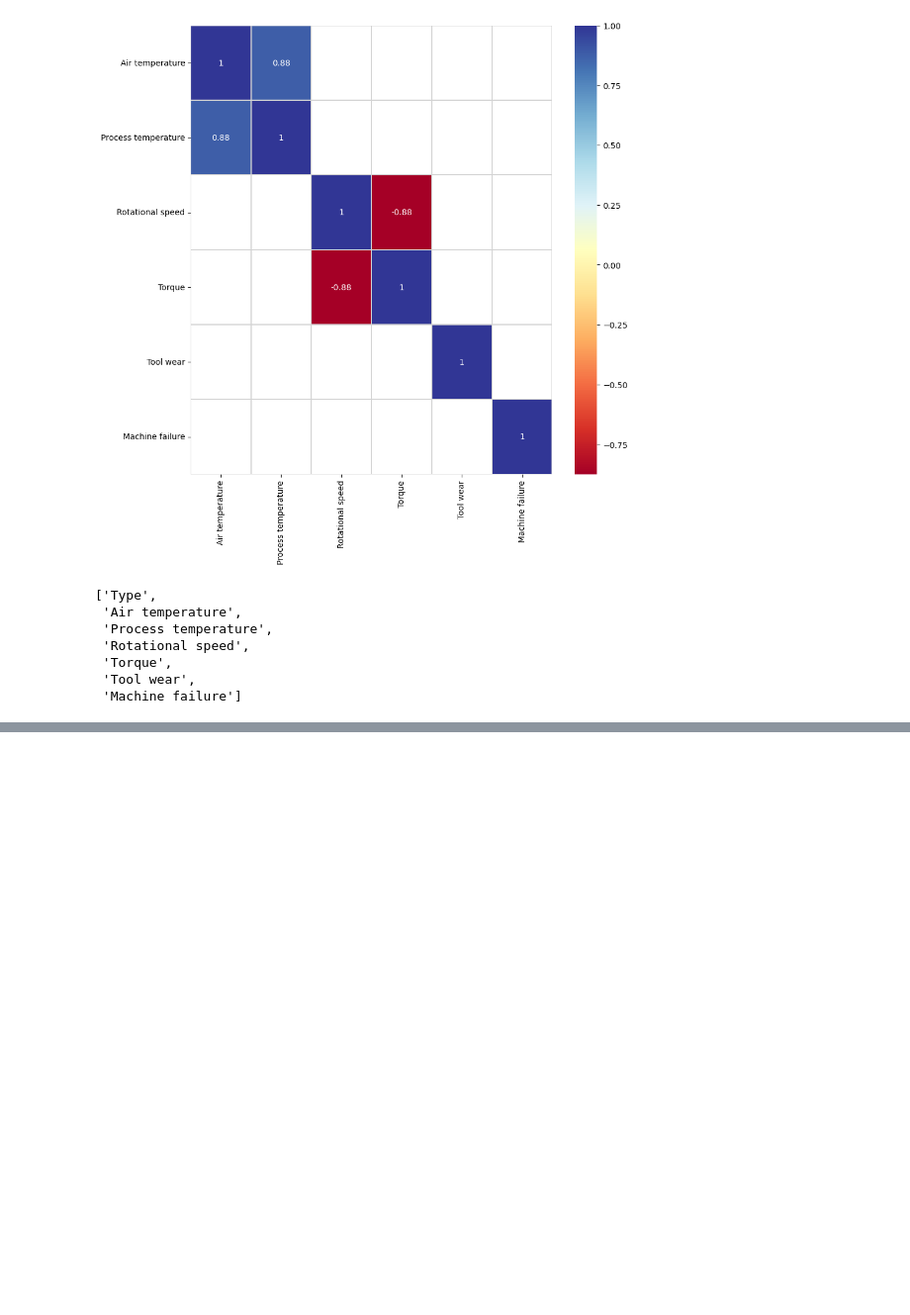
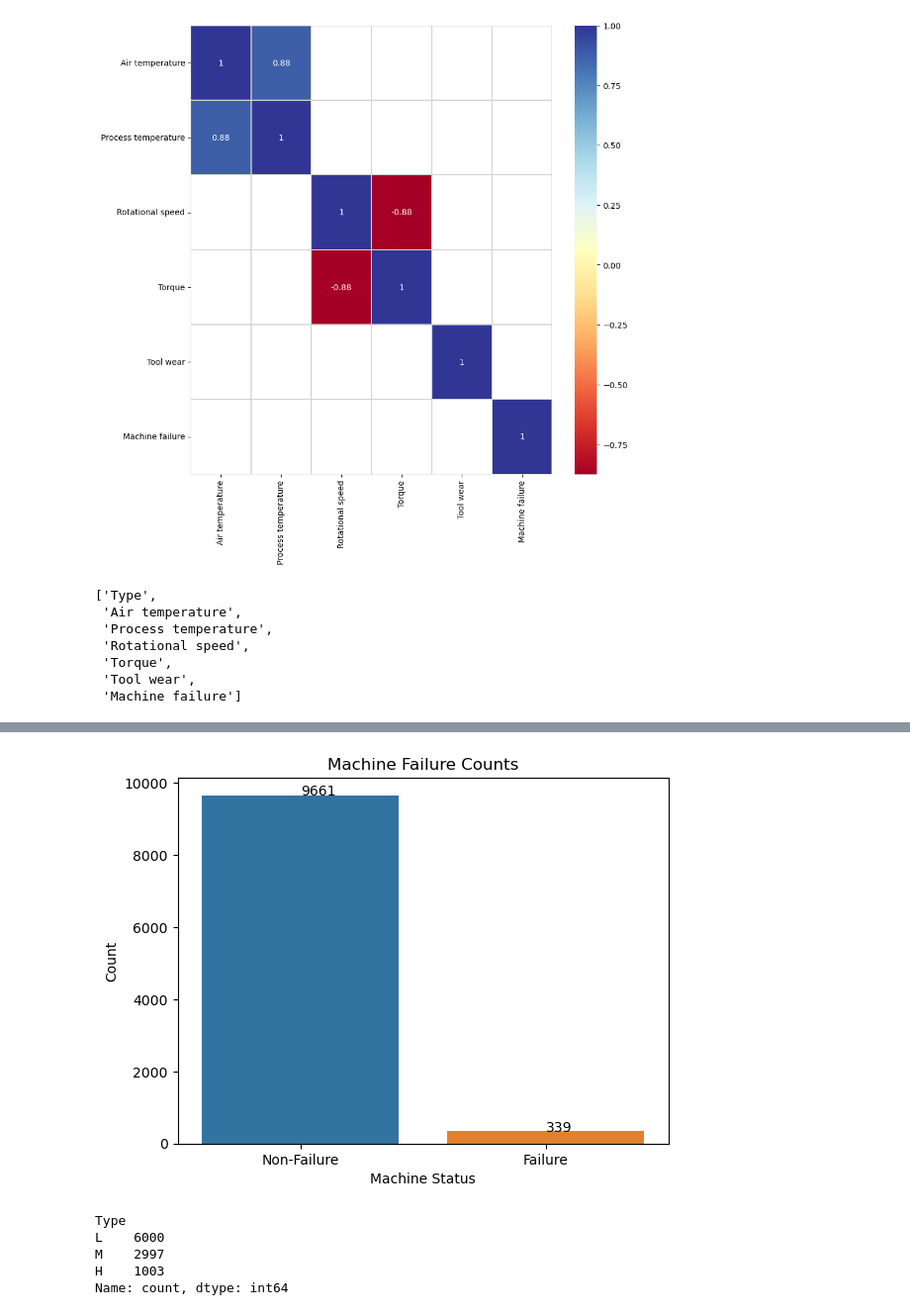
Before and after one commit to KSNW0710/master_project, a Jupyter notebook: src/pdm.ipynb, the cells around one changed output, grey strips where cells are left out. Shown at 99% size. Drawn from its saved outputs; the diff is of its cells as text; code cells hidden in the pictures; blank space fills up the shorter version.

```diff
--- a/src/pdm.ipynb
+++ b/src/pdm.ipynb
@@ -152,0 +192,30 @@ list(df)
+# %%
+failure_count = df.value_counts(['Machine failure'])
+# %%
+Failure_stautes  = ['Non-Failure', 'Failure']
+
+sns.barplot(x=Failure_stautes, y=failure_count)
+
+# Adding title
+plt.title('Machine Failure Counts')
+
+# Adding x and y labels
+plt.xlabel('Machine Status')
+plt.ylabel('Count')
+
+# Adding annotations
+for index, value in enumerate(failure_count):
+    plt.text(index, value, str(value))
+
+plt.show()
+# %% [output]
+[figure, added]
+# %%
+Type_qty  = df['Type'].value_counts()
+print(Type_qty)
+# %% [output]
+Type
+L    6000
+M    2997
+H    1003
+Name: count, dtype: int64
```
Also changed, not shown: parts of 17 cells of this notebook, 11 other files.
